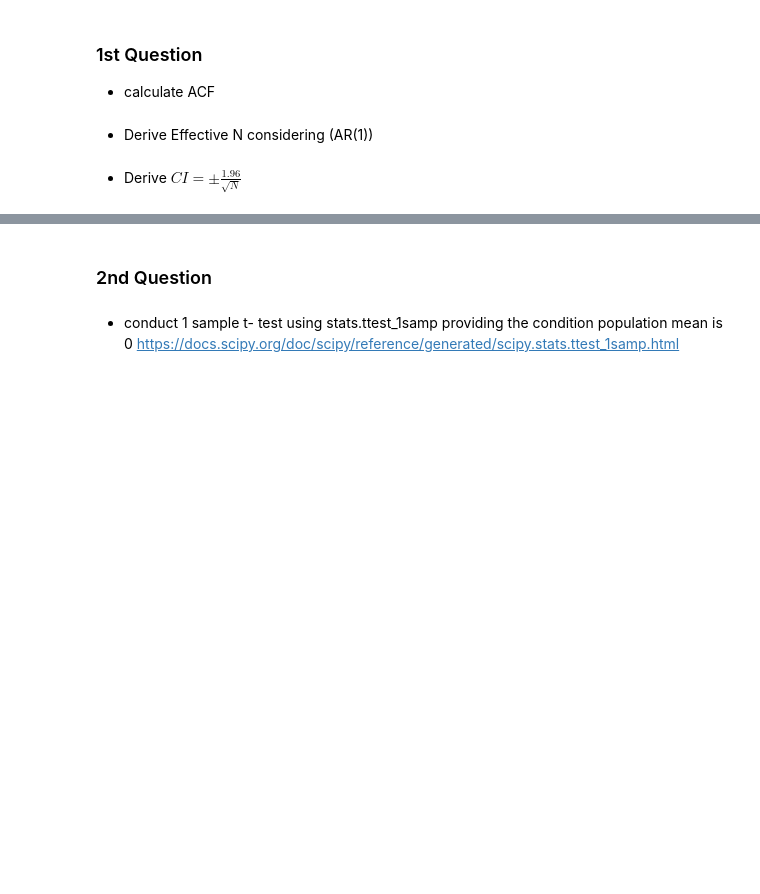
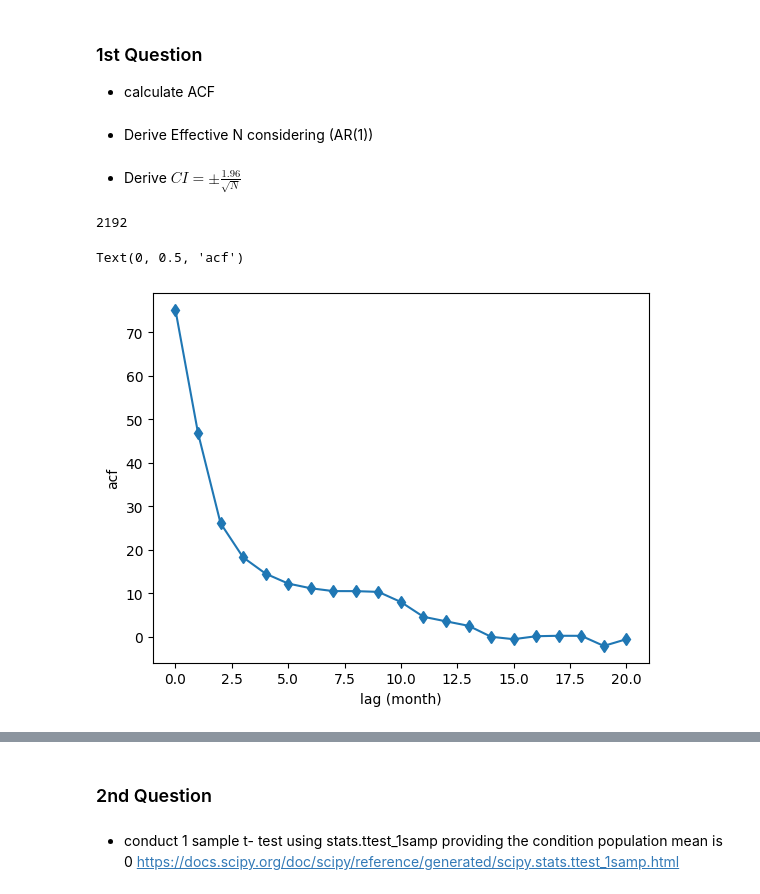
Before and after one commit to ktw2128/advanced_quant_2026, a Jupyter notebook: Lecture05_example.ipynb, the cells around one changed output, grey strips where cells are left out. Cells and saved outputs as stored; diff of their text form; code cells hidden in the pictures; blank space fills up the shorter version.

```diff
--- a/Lecture05_example.ipynb
+++ b/Lecture05_example.ipynb
@@ -189,3 +189,18 @@ df
 - Derive Effective N considering (AR(1))
 # %% [markdown]
 - Derive $CI = \pm \frac{1.96}{\sqrt{N}}$
+# %%
+anom = df["anomaly"].values
+n = len(anom)
+print(n)
+# %% [output]
+2192
+# %%
+max_lag = 20
+c = stattools.acovf(anom, adjusted=False, nlag=max_lag)
+plt.plot(np.arange(max_lag+1),c,'d-') # autocovariance
+plt.xlabel('lag (month)')
+plt.ylabel('acf')
+# %% [output]
+Text(0, 0.5, 'acf')
+[figure, added]
```
Also changed, not shown: parts of 10 cells of this notebook.
